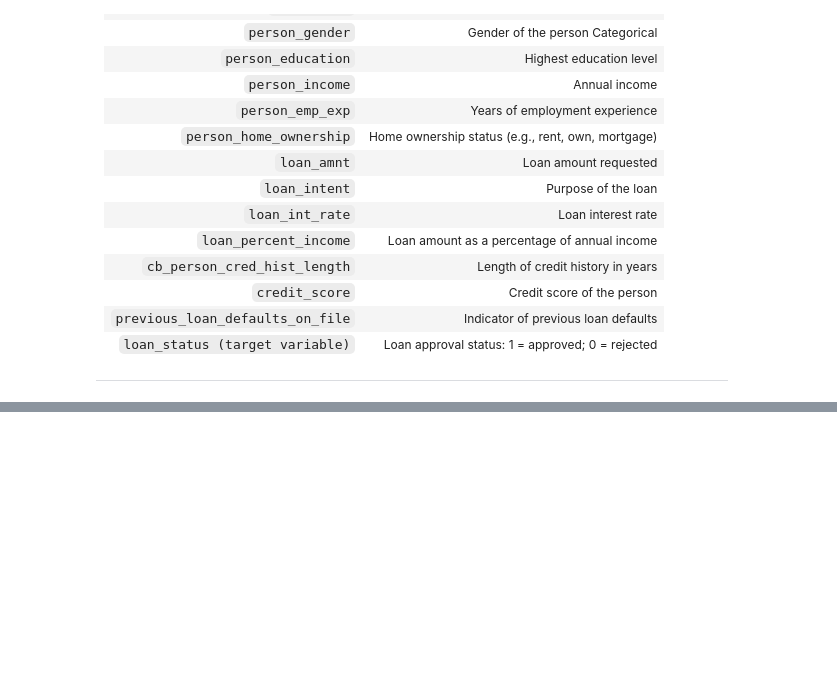
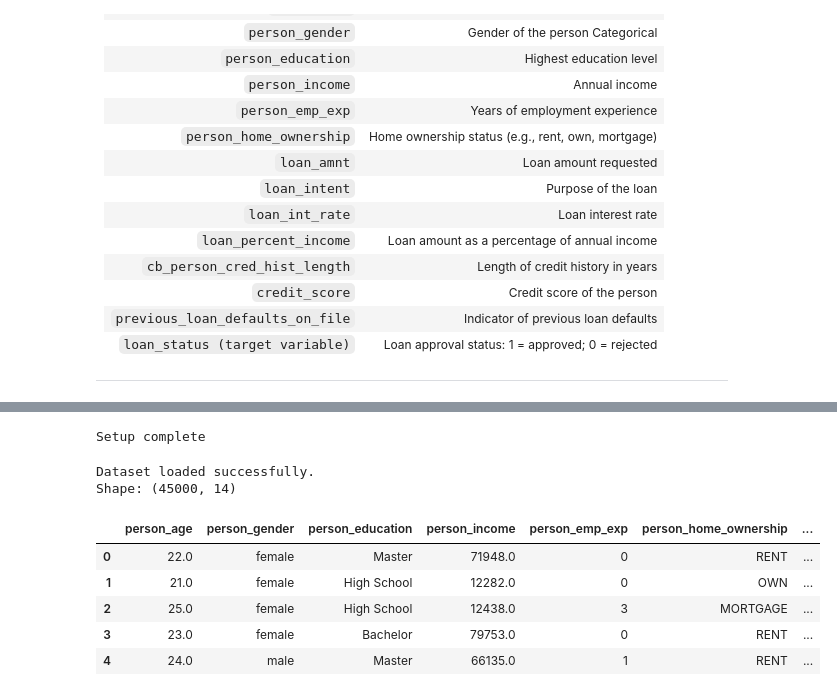
Before and after one commit to jiannyuhs-hue/ADALL_github, a Jupyter notebook: ADALL assignment/3013570Y_ADALL_ASSIGNMENT_2026Jun_(student).ipynb, the cells around one changed output, grey strips where cells are left out. Saved outputs shown, nothing was run; the diff lists cells and outputs as text; code cells hidden in the pictures; blank space fills up the shorter version.

```diff
--- a/ADALL assignment/3013570Y_ADALL_ASSIGNMENT_2026Jun_(student).ipynb
+++ b/ADALL assignment/3013570Y_ADALL_ASSIGNMENT_2026Jun_(student).ipynb
@@ -42,0 +90,54 @@ URL = https://www.kaggle.com/datasets/taweilo/loan-approval-classification-data/
+# %%
+# Libraries used in this notebook
+import os
+import shutil
+import platform
+import numpy as np
+import pandas as pd
+import matplotlib.pyplot as plt
+import joblib
+
+# Modelling libraries used later in Session 2
+from sklearn.model_selection import train_test_split, ShuffleSplit, cross_val_score
+from sklearn.metrics import mean_absolute_error, mean_squared_error, r2_score
+from sklearn.compose import ColumnTransformer
+from sklearn.preprocessing import OneHotEncoder, StandardScaler
+from sklearn.pipeline import Pipeline
+from sklearn.tree import DecisionTreeRegressor
+from sklearn.ensemble import RandomForestRegressor
+from sklearn.model_selection import ShuffleSplit, cross_val_score
+from sklearn.metrics import mean_absolute_error, mean_squared_error, r2_score
+
+from xgboost import XGBRegressor
+
+RANDOM_STATE = 42
+
+# Make wide tables easier to read in Colab
+pd.set_option('display.max_columns', 100)
+
+print('Setup complete')
+# %% [output]
+Setup complete
+# %%
+github_raw_url = 'https://raw.githubusercontent.com/jiannyuhs-hue/ADALL_github/refs/heads/main/ADALL%20assignment/loan_data.csv'
+
+df = pd.read_csv(github_raw_url)
+
+print('Dataset loaded successfully.')
+print('Shape:', df.shape)
+display(df.head())
+
+# This cell loads the laptop price dataset directly from GitHub.
+# The GitHub raw URL points to the actual CSV file, not the normal GitHub preview page.
+# pd.read_csv() reads the CSV file and stores it as a pandas DataFrame called df.
+# df.shape shows the number of rows and columns in the dataset.
+# df.head() displays the first 5 rows so we can quickly check that the data loaded correctly.
+# %% [output]
+Dataset loaded successfully.
+Shape: (45000, 14)
+|  | person_age | person_gender | person_education | person_income | person_emp_exp | person_home_ownership | ... |
+| 0 | 22.0 | female | Master | 71948.0 | 0 | RENT | ... |
+| 1 | 21.0 | female | High School | 12282.0 | 0 | OWN | ... |
+| 2 | 25.0 | female | High School | 12438.0 | 3 | MORTGAGE | ... |
+| 3 | 23.0 | female | Bachelor | 79753.0 | 0 | RENT | ... |
+| 4 | 24.0 | male | Master | 66135.0 | 1 | RENT | ... |
```
Also changed, not shown: parts of 8 cells of this notebook.
